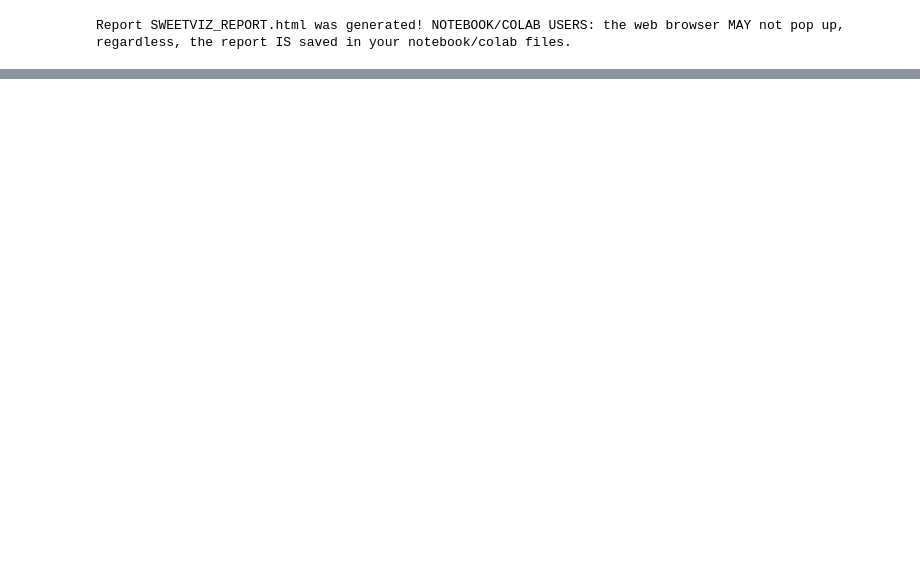
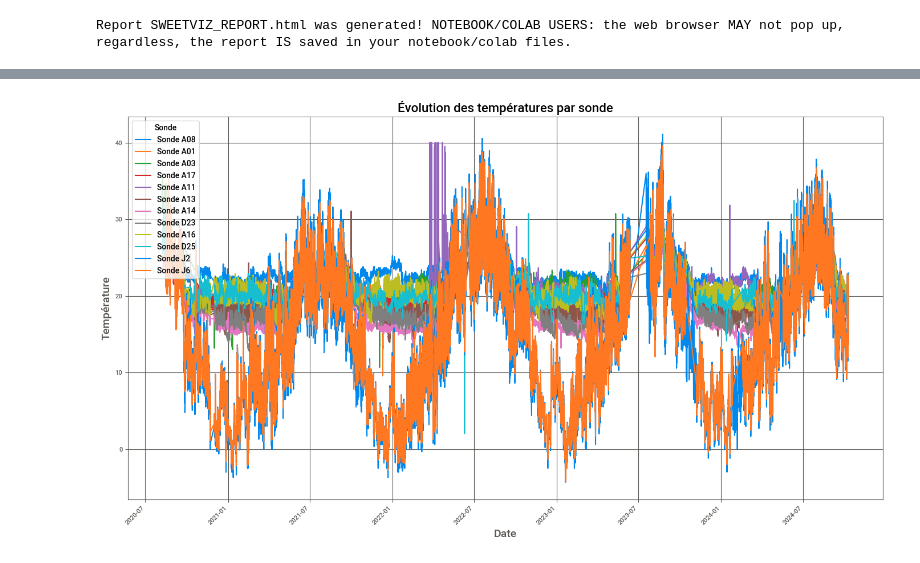
Before and after one commit to leabizbille/ProjetIOT, a Jupyter notebook: AIH.ipynb, the cells around one changed output, grey strips where cells are left out. Cells and saved outputs as stored; diff of their text form; code cells hidden in the pictures; blank space fills up the shorter version.

```diff
--- a/AIH.ipynb
+++ b/AIH.ipynb
@@ -206,3 +161,6 @@ val_roland['Équipement'] = val_roland.apply(
+# %%
+# Supprimer l'ancienne colonne si elle n'est plus nécessaire
+AIH= AIH.drop(columns=['Type Générique'])
 # %% [markdown]
 Rapport des données nettoyées :
 # %%
@@ -211,4 +169,6 @@ my_report = sv.analyze(val_roland)
 my_report.show_html()
 # %% [output]
 Report SWEETVIZ_REPORT.html was generated! NOTEBOOK/COLAB USERS: the web browser MAY not pop up, regardless, the report IS saved in your notebook/colab files.
+# %%
+AIH['Valeur'] = pd.to_numeric(AIH['Valeur'].str.replace(',', '.'), errors='coerce')
 # %% [markdown]
@@ -247,0 +192,31 @@ val_roland['Valeur'] = pd.to_numeric(val_roland['Valeur'].str.replace(',', '.'),
+# %%
+import matplotlib.pyplot as plt
+import seaborn as sns
+
+# Assurez-vous que la colonne 'Date' est bien au format datetime
+AIH['Date'] = pd.to_datetime(AIH['Date'])
+
+# Initialiser le graphique
+plt.figure(figsize=(14, 8))
+
+# Tracer une courbe pour chaque sonde
+for sonde in AIH['Numéro'].unique():
+    # Filtrer les données pour chaque sonde
+    sonde_data = AIH[AIH['Numéro'] == sonde]
+    plt.plot(sonde_data['Date'], sonde_data['Valeur'], label=f"Sonde {sonde}")
+
+# Ajouter des labels et une légende
+plt.title("Évolution des températures par sonde", fontsize=16)
+plt.xlabel("Date", fontsize=14)
+plt.ylabel("Température", fontsize=14)
+plt.legend(title="Sonde", loc='upper left', fontsize=10)
+plt.grid(True)
+
+# Ajuster les dates pour qu'elles soient lisibles
+plt.xticks(rotation=45, ha='right')
+
+# Afficher le graphique
+plt.tight_layout()
+plt.show()
+# %% [output]
+[figure, added]
```
Also changed, not shown: parts of 19 cells of this notebook.
